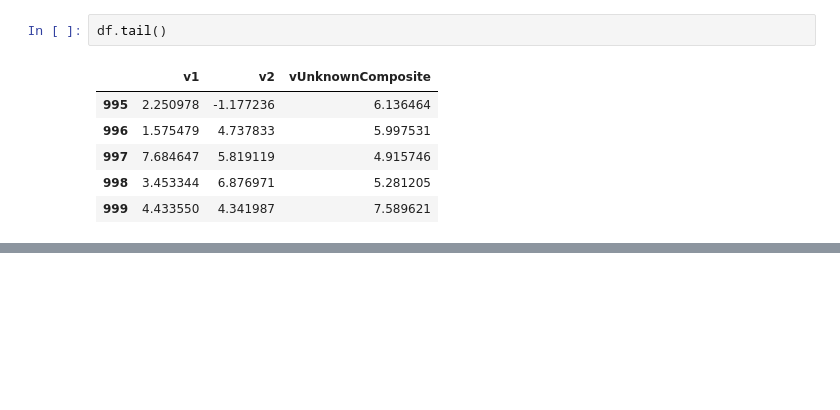
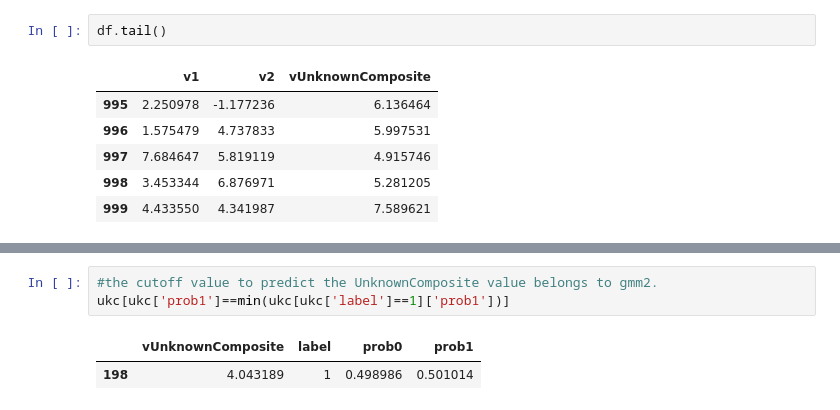
Before and after one commit to YuanEldaif/STA7722, a Jupyter notebook: STA7722 Assignment1 B2.3.ipynb, the cells around one changed output, grey strips where cells are left out. Saved outputs shown, nothing was run; the diff lists cells and outputs as text; blank space fills up the shorter version.

```diff
--- a/STA7722 Assignment1 B2.3.ipynb
+++ b/STA7722 Assignment1 B2.3.ipynb
@@ -83,0 +172,6 @@ plt.show()
+# %%
+#the cutoff value to predict the UnknownComposite value belongs to gmm2.
+ukc[ukc['prob1']==min(ukc[ukc['label']==1]['prob1'])]
+# %% [output]
+|  | vUnknownComposite | label | prob0 | prob1 |
+| 198 | 4.043189 | 1 | 0.498986 | 0.501014 |
```
Also changed, not shown: parts of 20 cells of this notebook.
